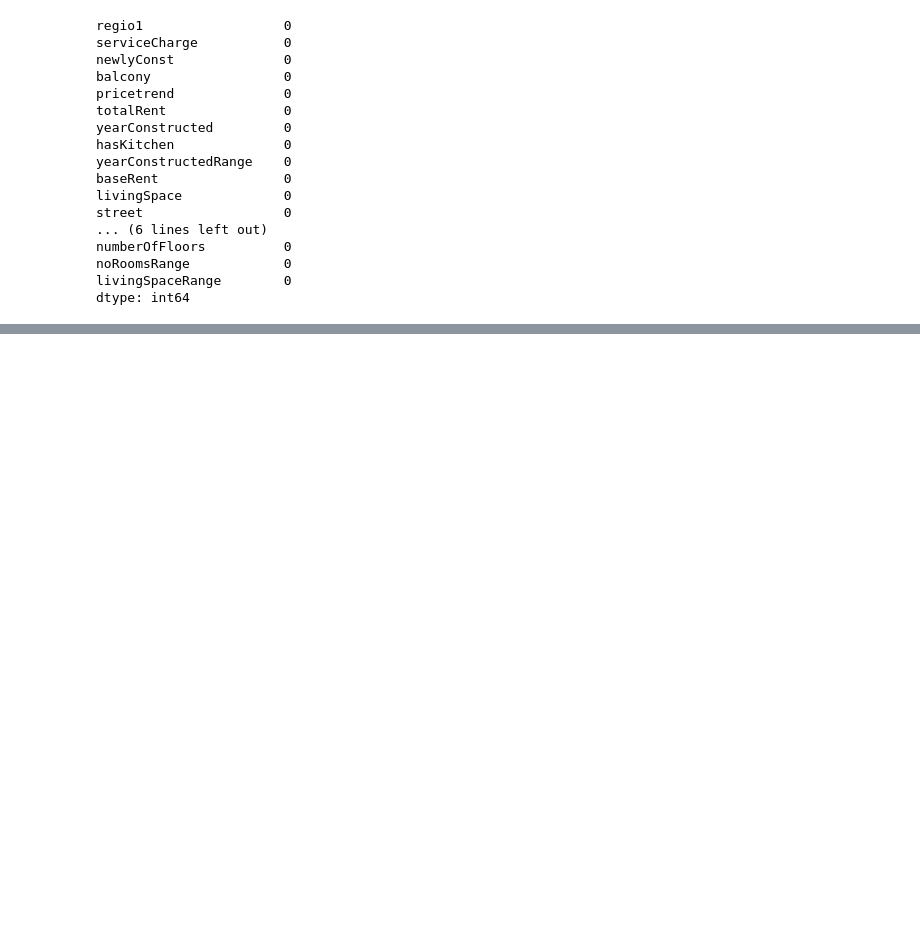
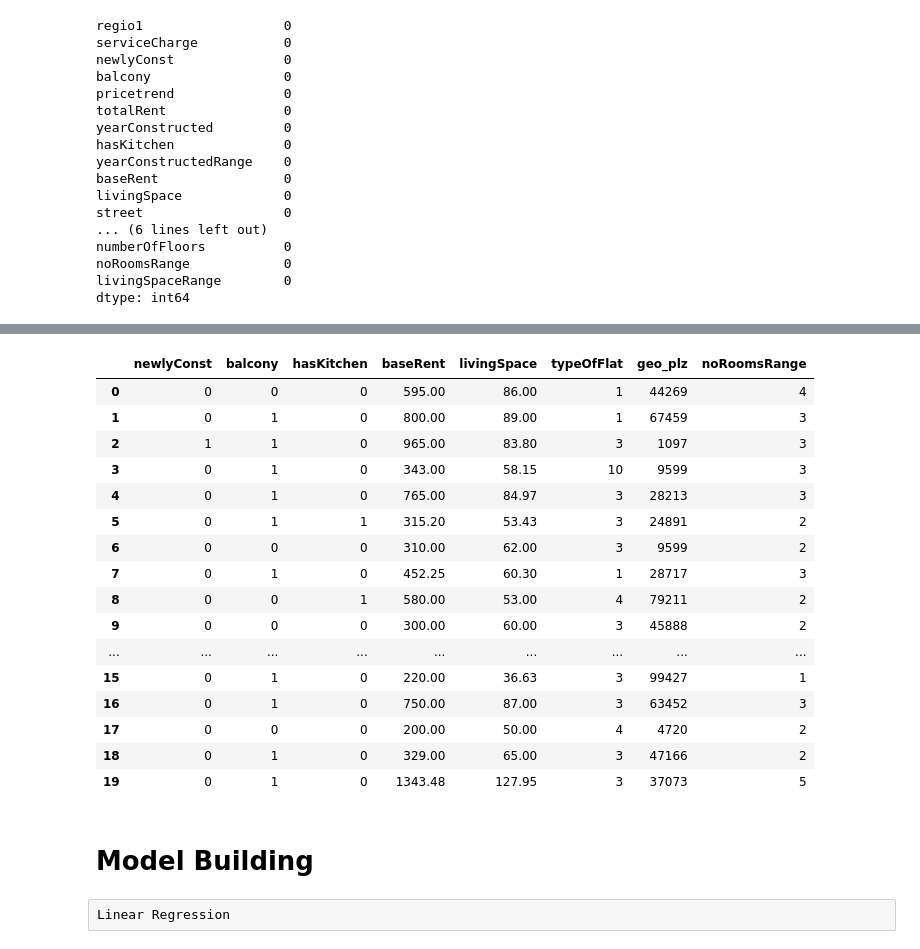
Before and after one commit to Jerin-T/rental_prediction_system, a Jupyter notebook: apartmentRentalPrediction.ipynb, the cells around one changed output, grey strips where cells are left out. Drawn from its saved outputs; the diff is of its cells as text; code cells hidden in the pictures; blank space fills up the shorter version.

```diff
--- a/apartmentRentalPrediction.ipynb
+++ b/apartmentRentalPrediction.ipynb
@@ -470,5 +502,6 @@ sns.heatmap(df.corr(),annot=True,cmap='coolwarm')
 # %%
-df=df.drop(['numberOfFloors','floor','street','regio1','noRooms','baseRentRange','lift','yearConstructed','totalRent'],axis=1)
+#drop columns with less correlation
+df=df.drop(['numberOfFloors','floor','street','regio1','noRooms','baseRentRange','lift','yearConstructed','totalRent','serviceCharge','pricetrend','yearConstructed','yearConstructedRange','livingSpaceRange'],axis=1)
 # %%
 df.info()
 # %% [output]
@@ -493,0 +571,10 @@ memory usage: 20.7+ MB
+# %%
+# Binary Encoding
+encoding_mapping = {True: 1, False: 0}
+
+# Replace values in the 'hasKitchen' column using the mapping
+df['hasKitchen'] = df['hasKitchen'].replace(encoding_mapping)
+
+# Display unique values and their encoded counterparts
+print("Unique values in 'hasKitchen':", df['hasKitchen'].unique())
+print("Encoded values:", df['hasKitchen'].unique())
@@ -493,0 +584,11 @@ memory usage: 20.7+ MB
+# %%
+#Binary Encoding
+# Defined the mapping for encoding
+encoding_mapping = {True: 1, False: 0}
+
+# Replace values in the 'newlyConst' column using the mapping
+df['newlyConst'] = df['newlyConst'].replace(encoding_mapping)
+
+# Display unique values and their encoded counterparts
+print("Unique values in 'newlyConst':", df['newlyConst'].unique())
+print("Encoded values:", df['newlyConst'].unique())
@@ -493,0 +598,10 @@ memory usage: 20.7+ MB
+# %%
+# Define the mapping for encoding
+encoding_mapping = {True: 1, False: 0}
+
+# Replace values in the 'balcony' column using the mapping
+df['balcony'] = df['balcony'].replace(encoding_mapping)
+
+# Display unique values and their encoded counterparts
+print("Unique values in 'newly_const':", df['balcony'].unique())
+print("Encoded values:", df['balcony'].unique())
@@ -493,0 +633,25 @@ memory usage: 20.7+ MB
+# %%
+#final records
+df.head(20)
+# %% [output]
+|  | newlyConst | balcony | hasKitchen | baseRent | livingSpace | typeOfFlat | geo_plz | noRoomsRange |
+| 0 | 0 | 0 | 0 | 595.00 | 86.00 | 1 | 44269 | 4 |
+| 1 | 0 | 1 | 0 | 800.00 | 89.00 | 1 | 67459 | 3 |
+| 2 | 1 | 1 | 0 | 965.00 | 83.80 | 3 | 1097 | 3 |
+| 3 | 0 | 1 | 0 | 343.00 | 58.15 | 10 | 9599 | 3 |
+| 4 | 0 | 1 | 0 | 765.00 | 84.97 | 3 | 28213 | 3 |
+| 5 | 0 | 1 | 1 | 315.20 | 53.43 | 3 | 24891 | 2 |
+| 6 | 0 | 0 | 0 | 310.00 | 62.00 | 3 | 9599 | 2 |
+| 7 | 0 | 1 | 0 | 452.25 | 60.30 | 1 | 28717 | 3 |
+| 8 | 0 | 0 | 1 | 580.00 | 53.00 | 4 | 79211 | 2 |
+| 9 | 0 | 0 | 0 | 300.00 | 60.00 | 3 | 45888 | 2 |
+| ... | ... | ... | ... | ... | ... | ... | ... | ... |
+| 15 | 0 | 1 | 0 | 220.00 | 36.63 | 3 | 99427 | 1 |
+| 16 | 0 | 1 | 0 | 750.00 | 87.00 | 3 | 63452 | 3 |
+| 17 | 0 | 0 | 0 | 200.00 | 50.00 | 4 | 4720 | 2 |
+| 18 | 0 | 1 | 0 | 329.00 | 65.00 | 3 | 47166 | 2 |
+| 19 | 0 | 1 | 0 | 1343.48 | 127.95 | 3 | 37073 | 5 |
+# %% [markdown]
+# Model Building
+# %% [raw]
+Linear Regression
```
Also changed, not shown: parts of 97 cells of this notebook, 1 other file.
